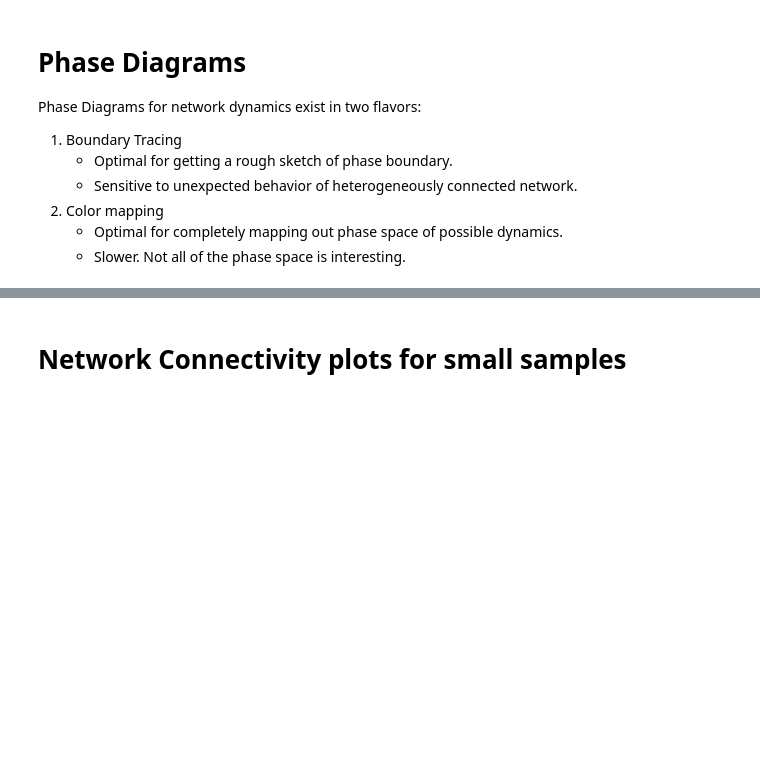
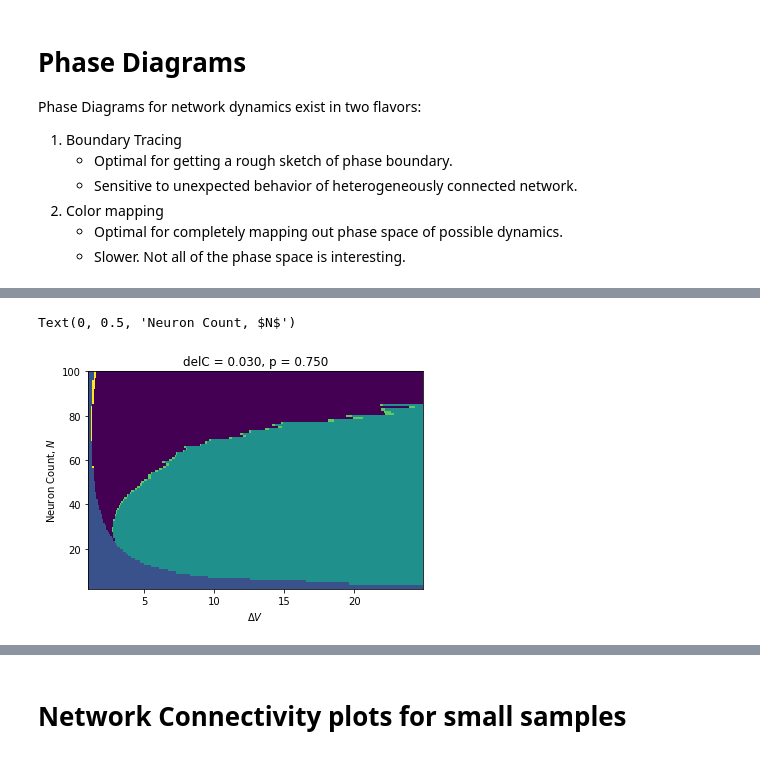
Before and after one commit to mbibireata/Networks, a Jupyter notebook: Rhythmogenesis.ipynb, the cells around one changed output, grey strips where cells are left out. Cells and saved outputs as stored; diff of their text form; code cells hidden in the pictures; blank space fills up the shorter version.

```diff
--- a/Rhythmogenesis.ipynb
+++ b/Rhythmogenesis.ipynb
@@ -1050,2 +1085,15 @@ Visited n = 81
+# %%
+cmap = plt.cm.viridis
+data = np.flip(phase, axis=0)
+norm = plt.Normalize(vmin = data.min(), vmax = data.max())
+img = cmap(norm(data))
+imshow(img, aspect='auto', extent=[V_space[0],V_space[-1],n_space[0],n_space[-1]])
+plt.title("delC = {:.3f}, p = {:.3f}".format(delC, p))
+xlabel(r"$\Delta V$")
+ylabel(r"Neuron Count, $N$")
+#plt.savefig("phase/sample5/full_phase_dc_{}".format("03"))
+# %% [output]
+Text(0, 0.5, 'Neuron Count, $N$')
+[figure, added]
 # %%
 data
```
Also changed, not shown: parts of 15 cells of this notebook.
